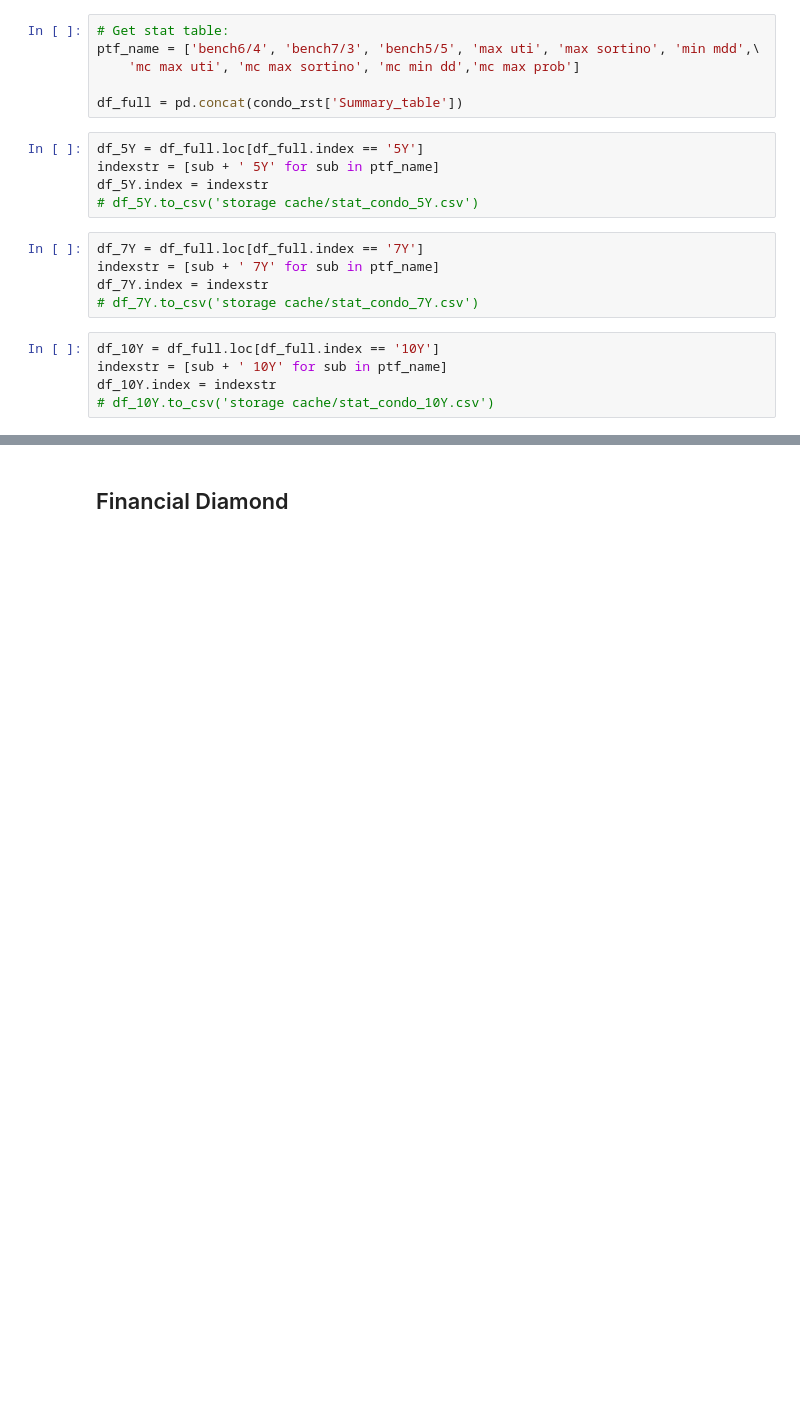
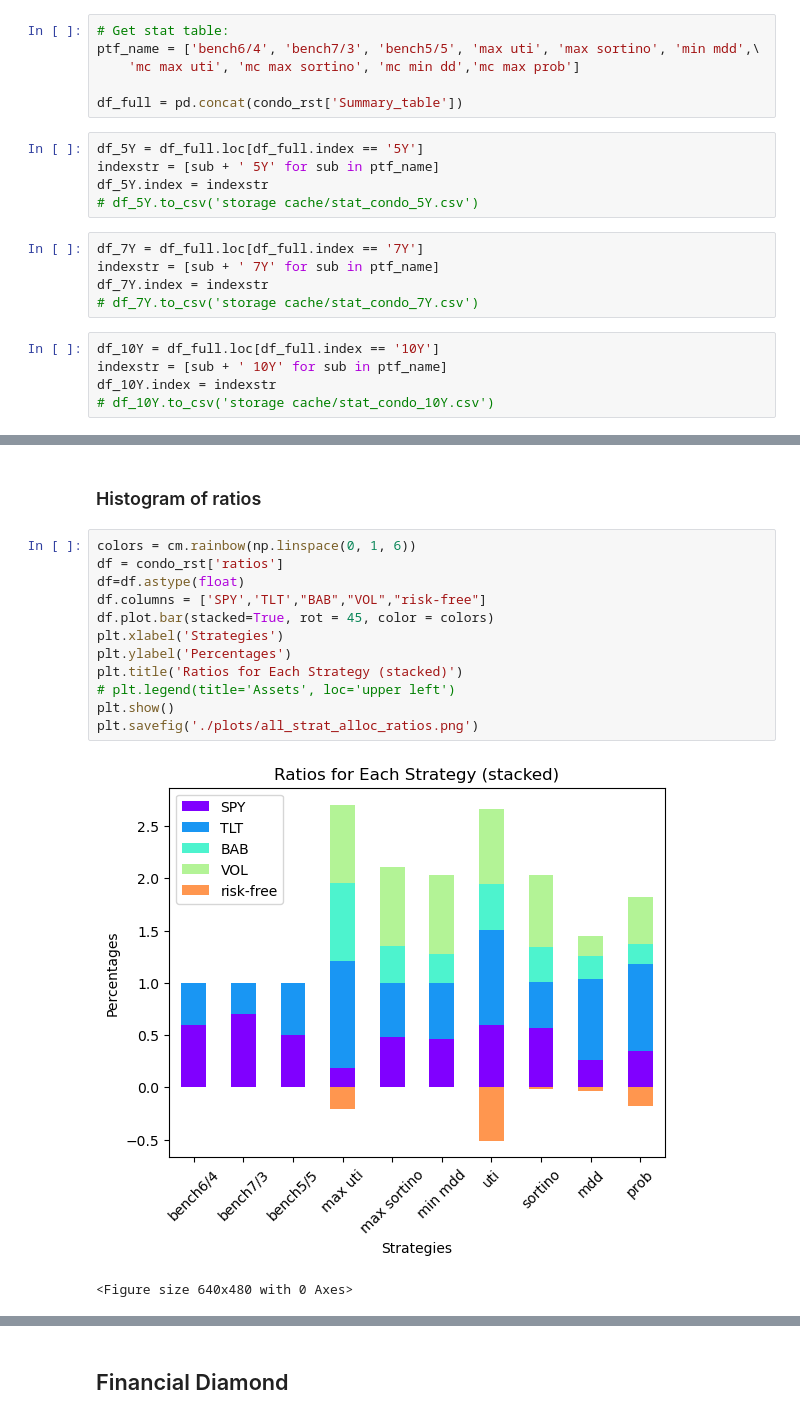
Before and after one commit to fxn-thu/FIN535-Final-23F, a Jupyter notebook: Q1.ipynb, the cells around one changed output, grey strips where cells are left out. Drawn from its saved outputs; the diff is of its cells as text; blank space fills up the shorter version.

```diff
--- a/Q1.ipynb
+++ b/Q1.ipynb
@@ -187,3 +187,20 @@ ratios
 | sortino | 0.5644501475362365 | 0.44682985343413717 | 0.32973558959023175 | 0.6867829453005588 | -0.011280000970373627 |
 | mdd | 0.2632361868837034 | 0.7748056046246182 | 0.2158668753877403 | 0.19517770834299852 | -0.038041791508321654 |
 | prob | 0.3486118254906069 | 0.8302611520488421 | 0.19303079035108062 | 0.4527699182105931 | -0.17887297753944897 |
+# %% [markdown]
+### Histogram of ratios
+# %%
+colors = cm.rainbow(np.linspace(0, 1, 6))
+df = condo_rst['ratios']
+df=df.astype(float)
+df.columns = ['SPY','TLT',"BAB","VOL","risk-free"]
+df.plot.bar(stacked=True, rot = 45, color = colors)
+plt.xlabel('Strategies')
+plt.ylabel('Percentages')
+plt.title('Ratios for Each Strategy (stacked)')
+# plt.legend(title='Assets', loc='upper left')
+plt.show()
+plt.savefig('./plots/all_strat_alloc_ratios.png')
+# %% [output]
+[figure, added]
+<Figure size 640x480 with 0 Axes>
```
Also changed, not shown: parts of 11 cells of this notebook, 11 other files.
